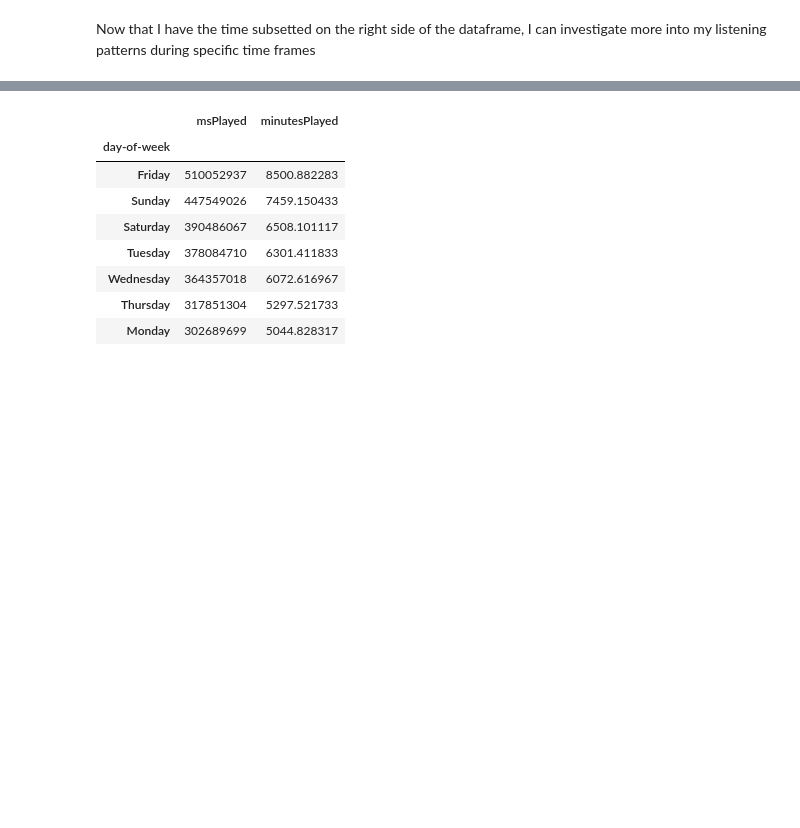
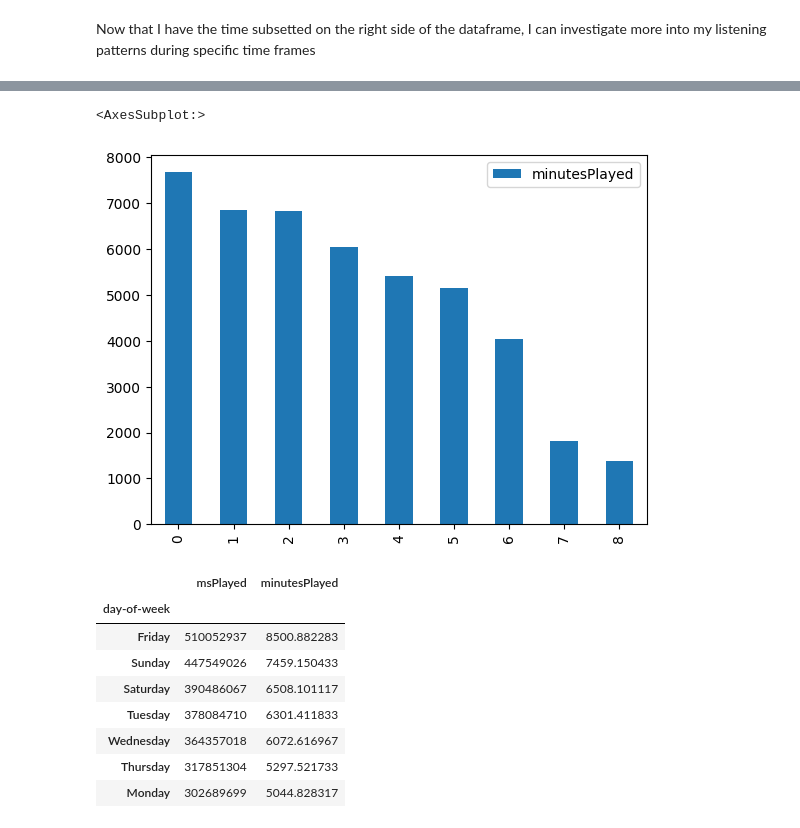
Before and after one commit to alyssakeehan/MyData, a Jupyter notebook: exploration.ipynb, the cells around one changed output, grey strips where cells are left out. Drawn from its saved outputs; the diff is of its cells as text; code cells hidden in the pictures; blank space fills up the shorter version.

Commit message:
updated a little bit for the visuals

```diff
--- a/exploration.ipynb
+++ b/exploration.ipynb
@@ -262,0 +262,7 @@ quarter_month_listens
+# %%
+data_types = {'Quarter':str,
+            'Month':str,
+            'msPlayed':int,
+            'minutesPlayed':float}
+quarter_month_listens = quarter_month_listens.astype(data_types)
+quarter_month_listens
@@ -262,0 +293,5 @@ quarter_month_listens
+# %%
+for_plotting1 = pd.DataFrame(list(quarter_month_listens.minutesPlayed),list(quarter_month_listens.Month)).reset_index()
+for_plotting1.columns = ['Month','minutesPlayed']
+for_plotting1.sort_values('Month')
+for_plotting1
@@ -263,3 +309,8 @@ quarter_month_listens
+# %%
+for_plotting1.plot(kind="bar")
+# %% [output]
+<AxesSubplot:>
+[figure, added]
 # %%
 day_of_week_listens = streams.groupby(['day-of-week']).sum().sort_values('minutesPlayed', ascending=False)
 day_of_week_listens
```
Also changed, not shown: parts of 4 cells of this notebook.
